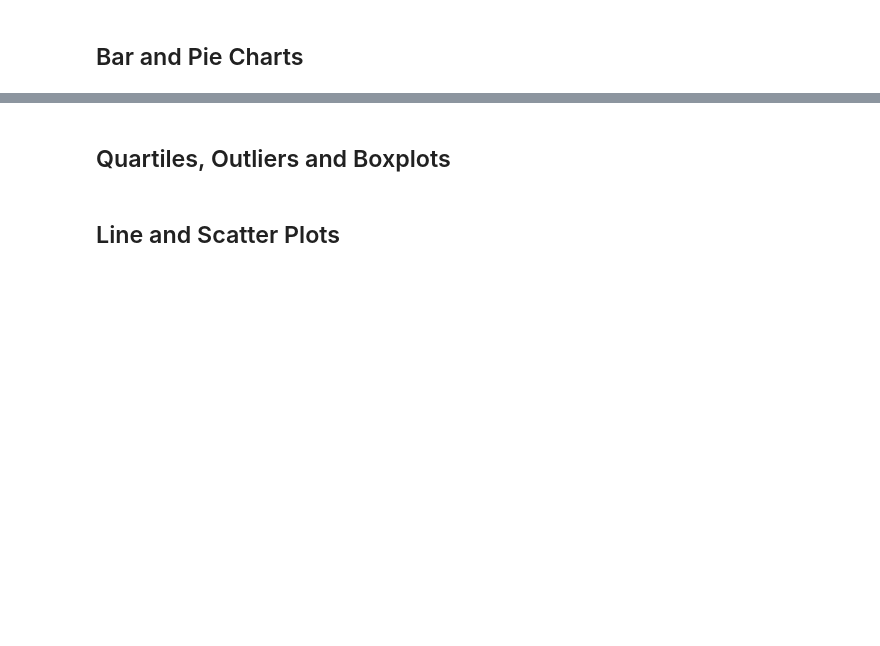
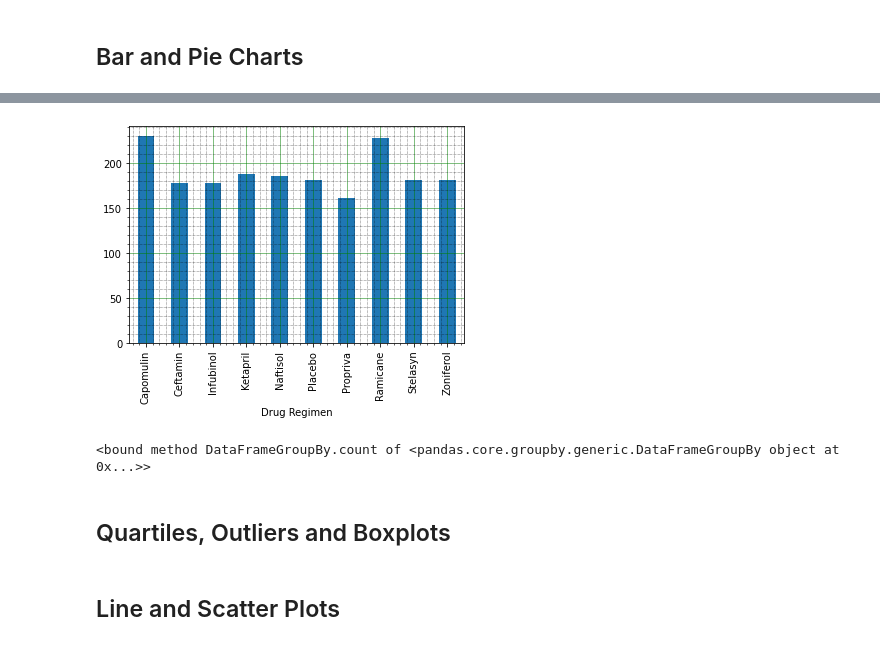
Before and after one commit to Yazz-01/Matplotlib_Pharma_Challenge, a Jupyter notebook: main_pharma.ipynb, the cells around one changed output, grey strips where cells are left out. Saved outputs shown, nothing was run; the diff lists cells and outputs as text; code cells hidden in the pictures; blank space fills up the shorter version.

```diff
--- a/main_pharma.ipynb
+++ b/main_pharma.ipynb
@@ -141,7 +164,26 @@ plot_stats_tumor = stats_tumor.plot.bar(rot=0)
 # %%
 # Generate a bar plot showing the total number of measurements taken on each drug regimen using pyplot.
+total_measures
+
+
+total_measures.plot(kind='bar')
+# Turn on the grid
+plt.minorticks_on()
+plt.grid(which='major', linestyle='-', linewidth='0.5', color='green')
+plt.grid(which='minor', linestyle=':', linewidth='0.5', color='black')
+
+plt.show()
+# %% [output]
+[figure, added]
 # %%
 # Generate a pie plot showing the distribution of female versus male mice using pandas
+
+total_measur_male= study_results.loc[(study_results["Sex"]== "Male")&(study_results["Drug Regimen"])]
+#total_measur_male.head()
+total_measur_male_group=total_measur_male.groupby("Sex").count
+total_measur_male_group
+# %% [output]
+<bound method DataFrameGroupBy.count of <pandas.core.groupby.generic.DataFrameGroupBy object at 0x...>>
 # %%
 # Generate a pie plot showing the distribution of female versus male mice using pyplot
 # %% [markdown]
```
Also changed, not shown: parts of 6 cells of this notebook.
